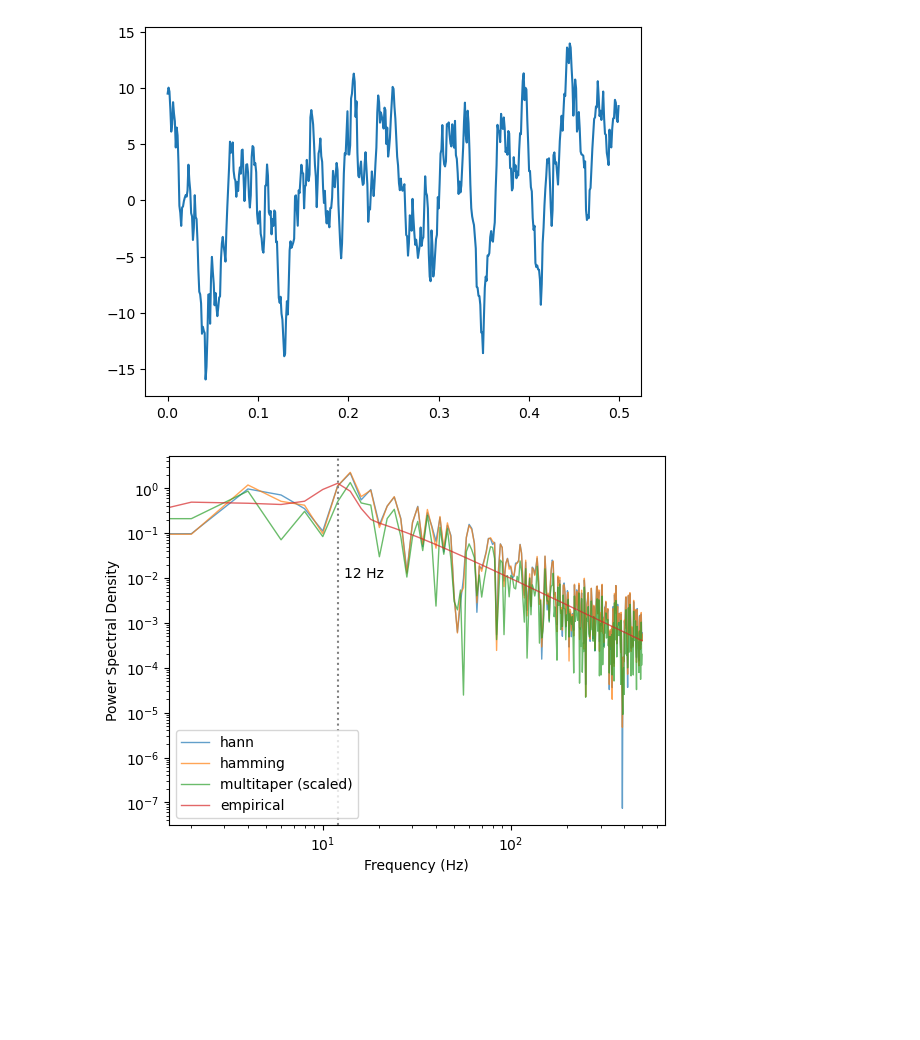
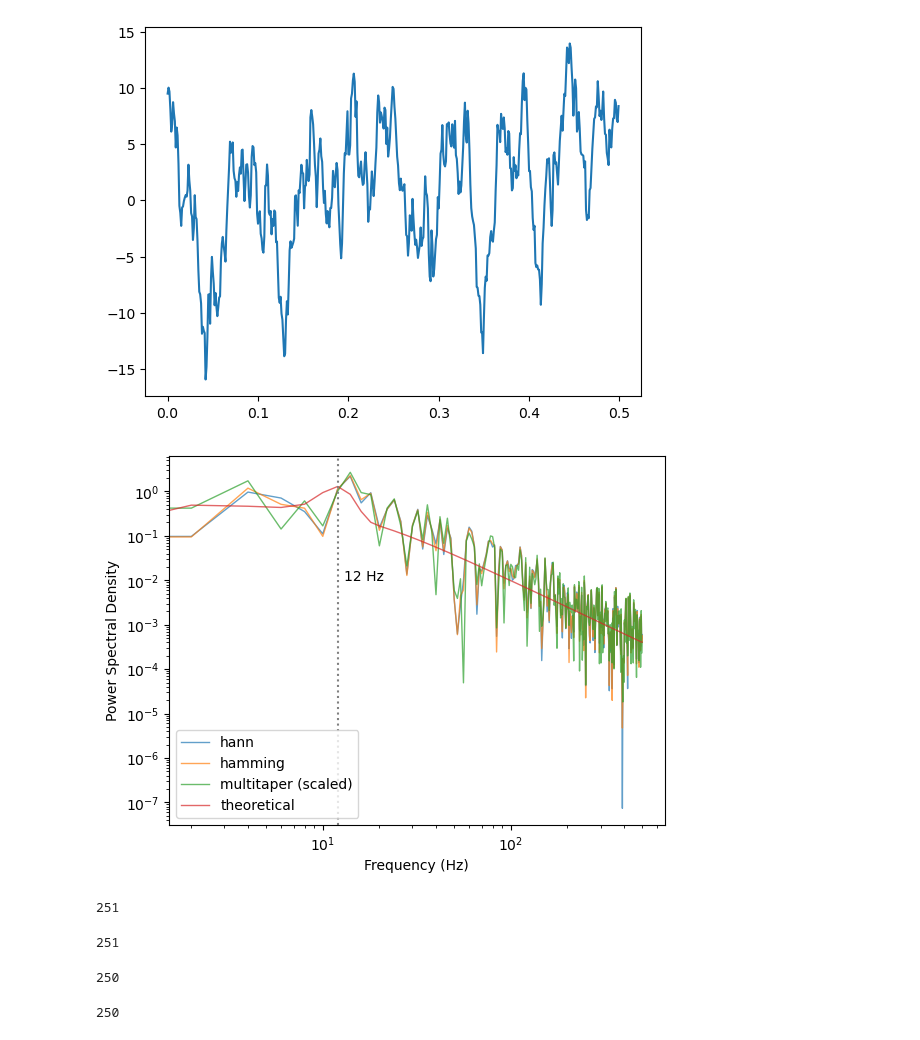
Before and after one commit to anika-kum/spectral-analysis-comparison, a Jupyter notebook: taper_comparison_test.ipynb, the cells around one changed output. Drawn from its saved outputs; the diff is of its cells as text; code cells hidden in the pictures; blank space fills up the shorter version.

Commit message:
corected scaling with U

```diff
--- a/taper_comparison_test.ipynb
+++ b/taper_comparison_test.ipynb
@@ -64,45 +64,61 @@ import numpy as np
 from scipy.signal.windows import dpss
 from scipy.fft import fft, fftfreq
 
-def multitaper_psd(signal, fs=1000, TW=1, K=None):
+def multitaper_psd(signal, fs=1000, NW=1, K=None):
     N = len(signal)
 
     # deafult to 2*NW - 1 tapers
-    K = K or int(2 * TW - 1)
+    K = K or int(2 * NW - 1)
 
     # create dpss tapers
-    tapers = dpss(N, TW, K)  # shape: (K, N)
+    tapers = dpss(N, NW, K)  # shape: (K, N)
 
     # Apply each taper to the signals
-    tapered_signals = np.array([signal * taper for taper in tapers])  # shape: (K, N)
 
-    fft_sum = np.sum(np.abs(fft(tapered_signals, axis=1))**2, axis=0) / (fs * N)  # summed PSD across tapers
-    fft_sum = fft_sum * fs / 2 # scaling
+    tapered_signals = np.array([np.abs(fft(signal * taper)) ** 2 / (fs * N * (1/N * np.sum(tapers ** 2))) for taper in tapers])  # divide by Welch normalization factor U = 1/L * Σ w(n)^2
+
+    fft_sum = np.sum(tapered_signals, axis=0) # summed PSD across taper
 
     psd = fft_sum / K  # Average PSD
     freqs = fftfreq(N, d=1/fs)
 
-    return freqs[freqs >= 0], psd[freqs >= 0] # only want positive frequencies
+    return freqs[freqs >= 0], 2 * psd[freqs >= 0] # only want positive frequencies
 # %%
 # Normalization
 # %%
 # Plotting...
 
 freq_hann, psd_hann = single_taper_psd(signal, 'hann')
 freq_hamming, psd_hamming = single_taper_psd(signal, 'hamming')
 freq_mt, psd_mt = multitaper_psd(signal)
 
 plt.loglog(freq_hann, psd_hann, linewidth=1, alpha=0.7, label='hann')
 plt.loglog(freq_hamming, psd_hamming, linewidth=1, alpha=0.7, label='hamming')
 plt.loglog(freq_mt, psd_mt, linewidth=1, alpha=0.7, label='multitaper (scaled)')
-plt.plot(fd.frequencies, fd.combined_spectrum, linewidth=1, alpha=0.7, label='empirical')
+plt.plot(fd.frequencies, fd.combined_spectrum, linewidth=1, alpha=0.7, label='theoretical')
 
 plt.axvline(x=12, color='gray', linestyle=':', linewidth=1.5)
 plt.text(13, 0.01,'12 Hz')
 
 plt.xlabel('Frequency (Hz)')
 plt.ylabel('Power Spectral Density')
 plt.legend()
 plt.show()
 # %% [output]
-[figure, old version]
+[figure, new version]
+# %%
+print(len(freq_hann))
+# %% [output]
+251
+# %%
+print(len(freq_hamming))
+# %% [output]
+251
+# %%
+print(len(freq_mt))
+# %% [output]
+250
+# %%
+print(len(fd.frequencies))
+# %% [output]
+250
```
